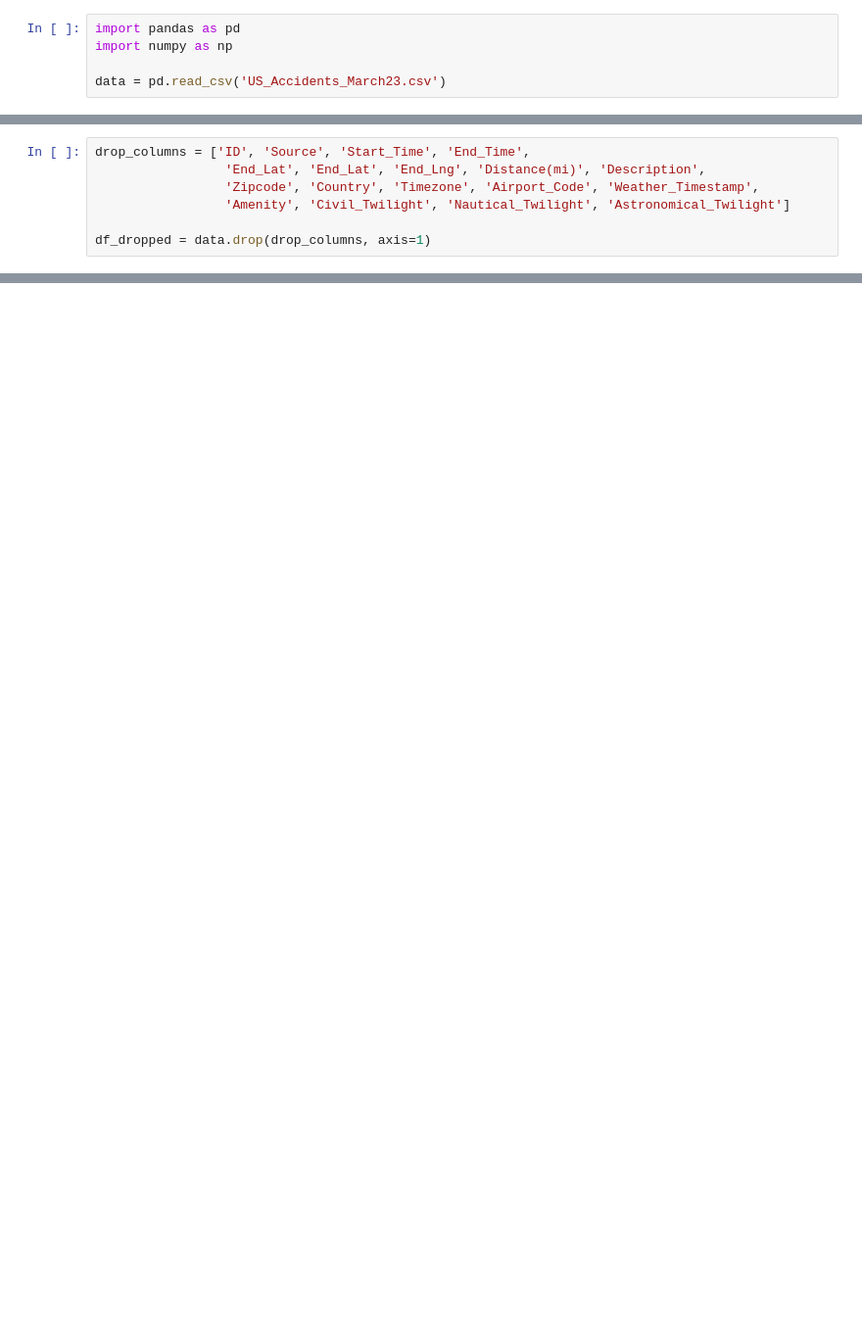
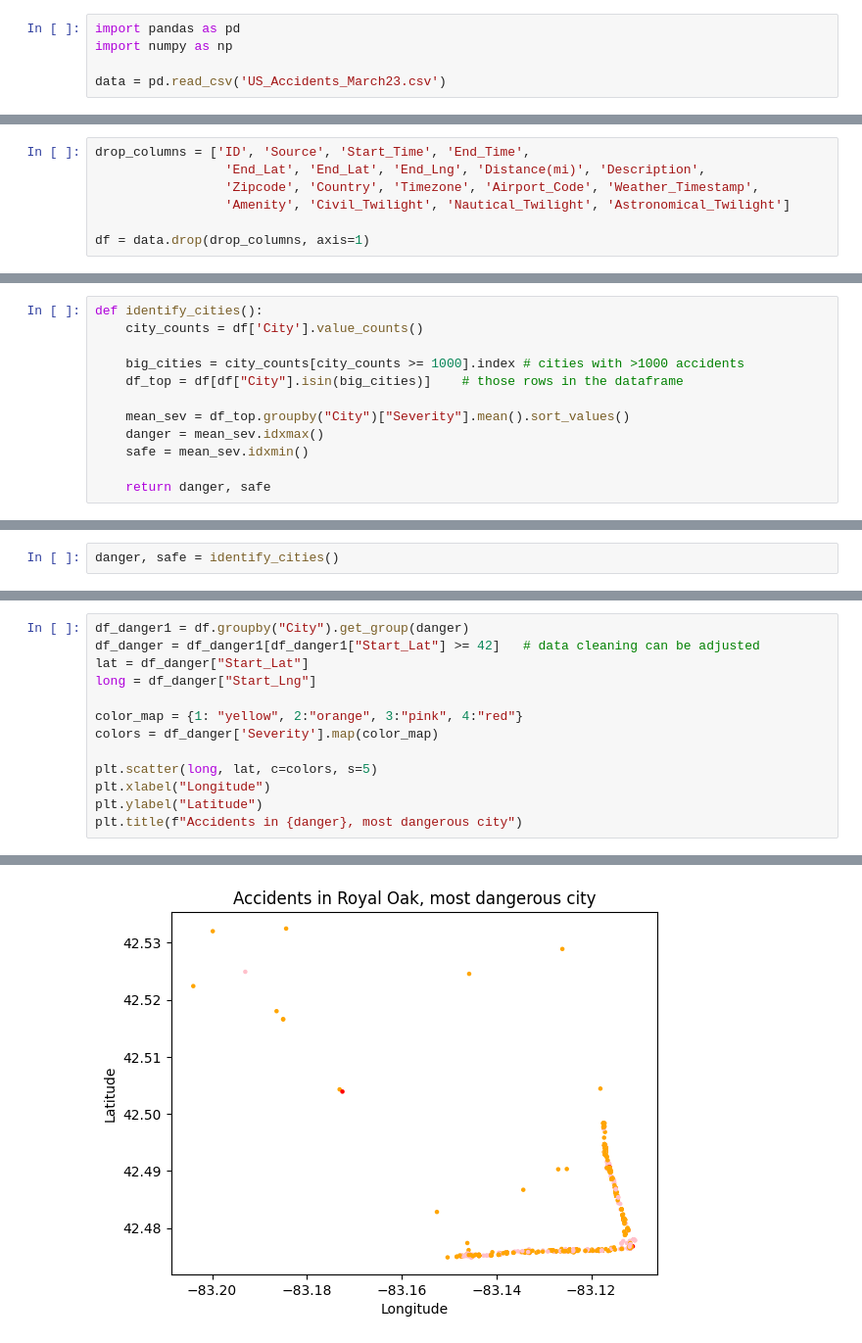
Before and after one commit to ethygers/vol3-data-and-modeling, a Jupyter notebook: superlative_cities.ipynb, the cells around one changed output, grey strips where cells are left out. Shown: that part at 98% size. Saved outputs shown, nothing was run; the diff lists cells and outputs as text; blank space fills up the shorter version.

Commit message:
initial plotting

```diff
--- a/superlative_cities.ipynb
+++ b/superlative_cities.ipynb
@@ -25,4 +35,4 @@ drop_columns = ['ID', 'Source', 'Start_Time', 'End_Time',
                  'Zipcode', 'Country', 'Timezone', 'Airport_Code', 'Weather_Timestamp',
                  'Amenity', 'Civil_Twilight', 'Nautical_Twilight', 'Astronomical_Twilight']
 
-df_dropped = data.drop(drop_columns, axis=1)
+df = data.drop(drop_columns, axis=1)
@@ -47 +41,13 @@ city_stats = cities['Severity'].agg(['mean', 'count']).sort_values('mean')
+# %%
+def identify_cities():
+    city_counts = df['City'].value_counts()
+
+    big_cities = city_counts[city_counts >= 1000].index # cities with >1000 accidents
+    df_top = df[df["City"].isin(big_cities)]    # those rows in the dataframe
+
+    mean_sev = df_top.groupby("City")["Severity"].mean().sort_values()
+    danger = mean_sev.idxmax()
+    safe = mean_sev.idxmin()
+
+    return danger, safe
 # %%
@@ -63,0 +108,2 @@ Name: count, dtype: float64
+# %%
+danger, safe = identify_cities()
@@ -63,0 +112,14 @@ Name: count, dtype: float64
+# %%
+df_danger1 = df.groupby("City").get_group(danger)
+df_danger = df_danger1[df_danger1["Start_Lat"] >= 42]   # data cleaning can be adjusted
+lat = df_danger["Start_Lat"]
+long = df_danger["Start_Lng"]
+
+color_map = {1: "yellow", 2:"orange", 3:"pink", 4:"red"}
+colors = df_danger['Severity'].map(color_map)
+
+plt.scatter(long, lat, c=colors, s=5)
+plt.xlabel("Longitude")
+plt.ylabel("Latitude")
+plt.title(f"Accidents in {danger}, most dangerous city")
+# %% [output]
@@ -63,0 +127 @@ Name: count, dtype: float64
+[figure, added]
```
Also changed, not shown: parts of 18 cells of this notebook.
